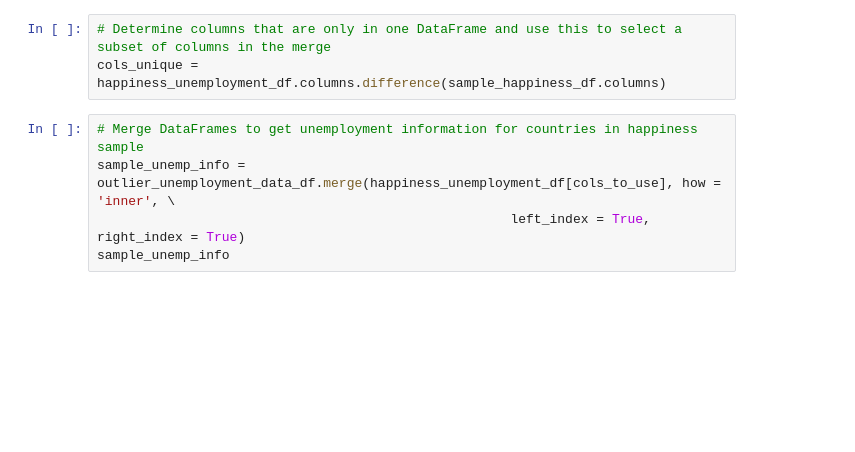
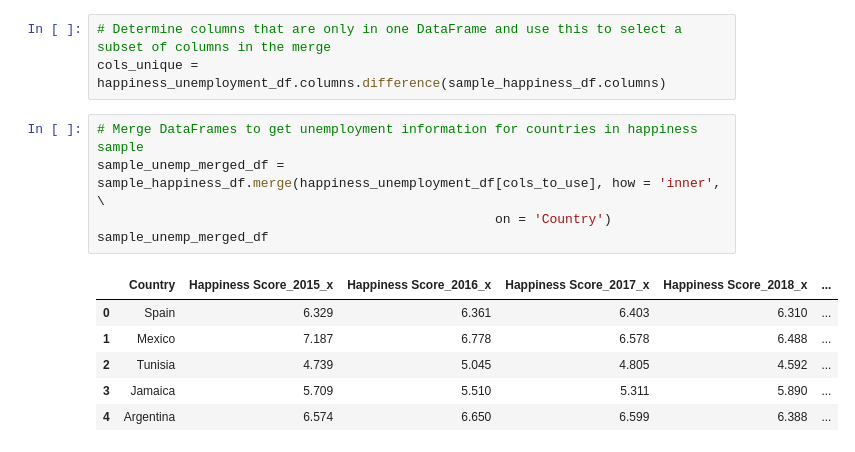
Before and after one commit to reginesgit/Factors-Contributing-to-a-Countrys-Happiness, a Jupyter notebook: Unemployment/Unemployment_Visuals.ipynb, the cells around one changed output. Saved outputs shown, nothing was run; the diff lists cells and outputs as text; blank space fills up the shorter version.

```diff
--- a/Unemployment/Unemployment_Visuals.ipynb
+++ b/Unemployment/Unemployment_Visuals.ipynb
@@ -172,6 +182,13 @@ sample_happiness_df.head()
 cols_unique = happiness_unemployment_df.columns.difference(sample_happiness_df.columns)
 # %%
 # Merge DataFrames to get unemployment information for countries in happiness sample
-sample_unemp_info = outlier_unemployment_data_df.merge(happiness_unemployment_df[cols_to_use], how = 'inner', \
-                                                     left_index = True, right_index = True)
-sample_unemp_info
+sample_unemp_merged_df = sample_happiness_df.merge(happiness_unemployment_df[cols_to_use], how = 'inner', \
+                                                   on = 'Country')
+sample_unemp_merged_df
+# %% [output]
+|  | Country | Happiness Score_2015_x | Happiness Score_2016_x | Happiness Score_2017_x | Happiness Score_2018_x | ... |
+| 0 | Spain | 6.329 | 6.361 | 6.403 | 6.310 | ... |
+| 1 | Mexico | 7.187 | 6.778 | 6.578 | 6.488 | ... |
+| 2 | Tunisia | 4.739 | 5.045 | 4.805 | 4.592 | ... |
+| 3 | Jamaica | 5.709 | 5.510 | 5.311 | 5.890 | ... |
+| 4 | Argentina | 6.574 | 6.650 | 6.599 | 6.388 | ... |
```
Also changed, not shown: parts of 10 cells of this notebook, 1 other file.
